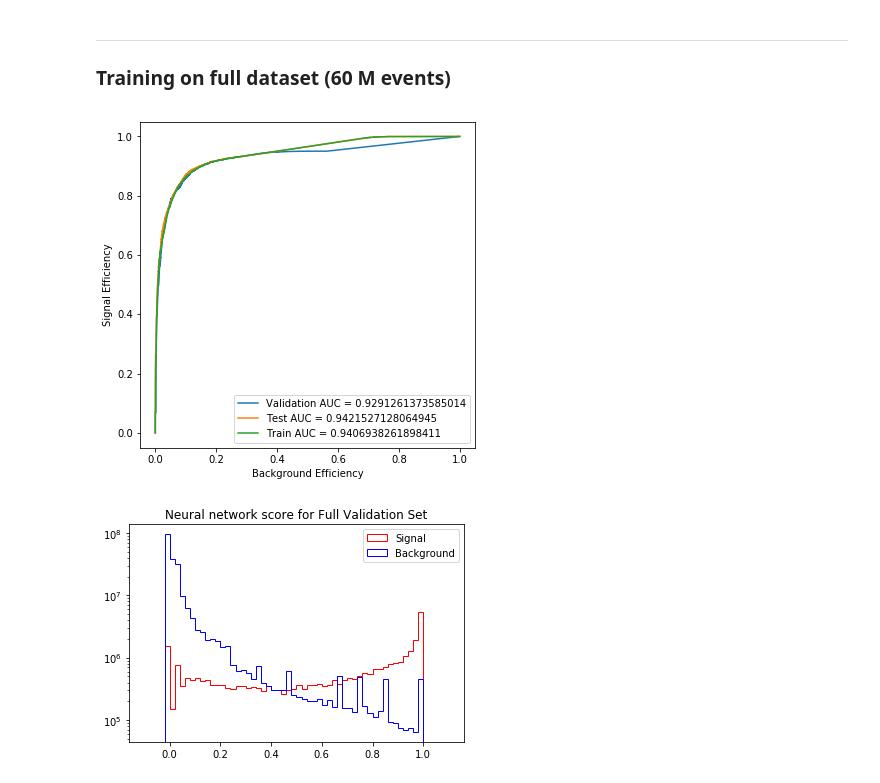
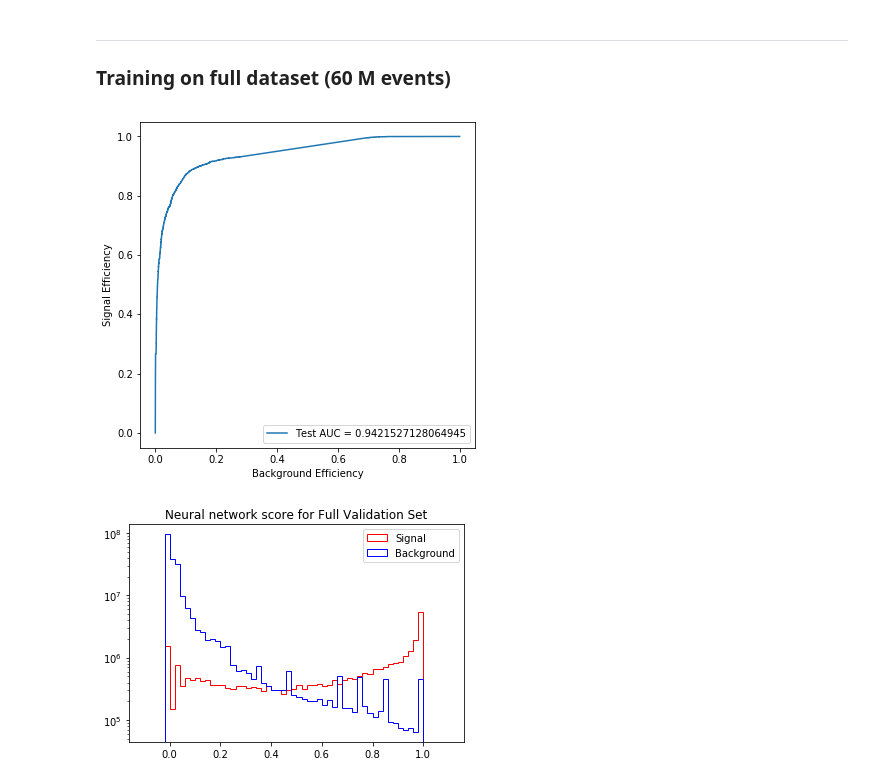
Before and after one commit to RazorCMS/DeepAnalyzer, a Jupyter notebook: keras/Visualization.ipynb, the cells around one changed output. Cells and saved outputs as stored; diff of their text form; code cells hidden in the pictures.

```diff
--- a/keras/Visualization.ipynb
+++ b/keras/Visualization.ipynb
@@ -185,26 +217,26 @@ Bigger doesn't mean better. Stick with (100, 30, 10) architecture.
 # %%
 def get_roc_curve(file_name=''):
     valrel = h5py.File(file_name,"r")
     assert(valrel)
     val_pred = valrel['Prediction'][:,1]
     val_truth = valrel['Truth'][:]
     val_weight = valrel['Weight'][:]
     fpr, tpr, thresholds = roc_curve(val_truth, val_pred, sample_weight=val_weight)
     return fpr, tpr
 def plot_roc(file_name='',label=''):
     fpr, tpr = get_roc_curve(file_name)
     area = auc(fpr, tpr, reorder=True)
     plt.plot(fpr,tpr,label="{} AUC = {}".format(label, area))
 plt.figure(figsize=(6.,6.))
-plot_roc("Result/ValidationResult0_Nadam.h5",'Validation')
+#plot_roc("Result/ValidationResult0_Nadam.h5",'Validation')
 plot_roc("Result/TestResult0_Nadam.h5",'Test')
-plot_roc("Result/TrainResult0_Nadam.h5",'Train')
+#plot_roc("Result/TrainResult0_Nadam.h5",'Train')
 plt.ylabel('Signal Efficiency')
 plt.xlabel('Background Efficiency')
 plt.legend(loc='best')
 plt.show()
 # %% [output]
-[figure, old version]
+[figure, new version]
 # %%
 def get_score(file_name='', title=''):
     valrel = h5py.File(file_name,"r")
```
Also changed, not shown: parts of 3 cells of this notebook.
